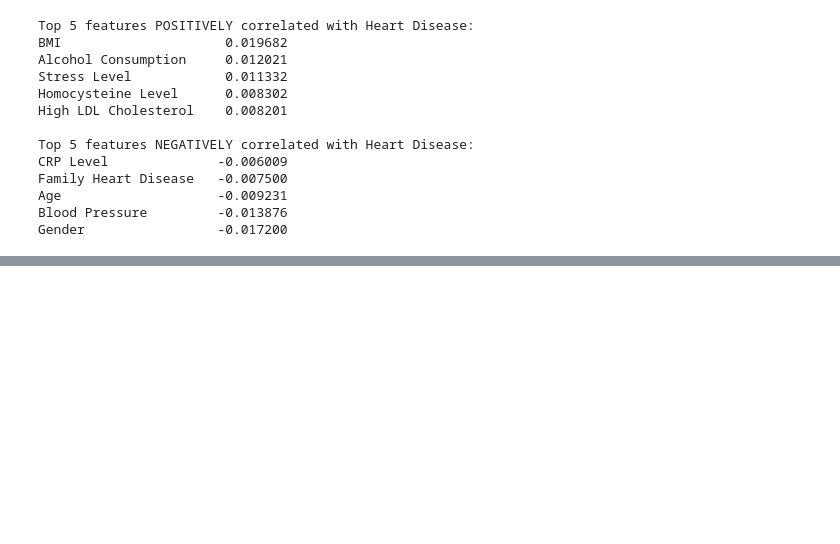
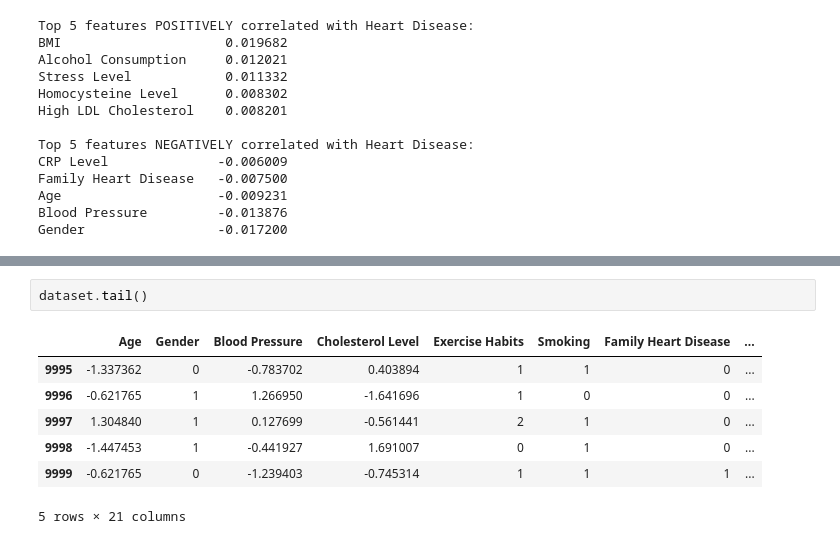
Before and after one commit to NehalKashif/Heart-Disease-Detector, a Jupyter notebook: dataset.ipynb, the cells around one changed output, grey strips where cells are left out. Saved outputs shown, nothing was run; the diff lists cells and outputs as text; blank space fills up the shorter version.

```diff
--- a/dataset.ipynb
+++ b/dataset.ipynb
@@ -344,0 +420,10 @@ Gender                 -0.017200
+# %%
+dataset.tail()
+# %% [output]
+|  | Age | Gender | Blood Pressure | Cholesterol Level | Exercise Habits | Smoking | Family Heart Disease | ... |
+| 9995 | -1.337362 | 0 | -0.783702 | 0.403894 | 1 | 1 | 0 | ... |
+| 9996 | -0.621765 | 1 | 1.266950 | -1.641696 | 1 | 0 | 0 | ... |
+| 9997 | 1.304840 | 1 | 0.127699 | -0.561441 | 2 | 1 | 0 | ... |
+| 9998 | -1.447453 | 1 | -0.441927 | 1.691007 | 0 | 1 | 0 | ... |
+| 9999 | -0.621765 | 0 | -1.239403 | -0.745314 | 1 | 1 | 1 | ... |
+5 rows × 21 columns
```
Also changed, not shown: parts of 3 cells of this notebook.
